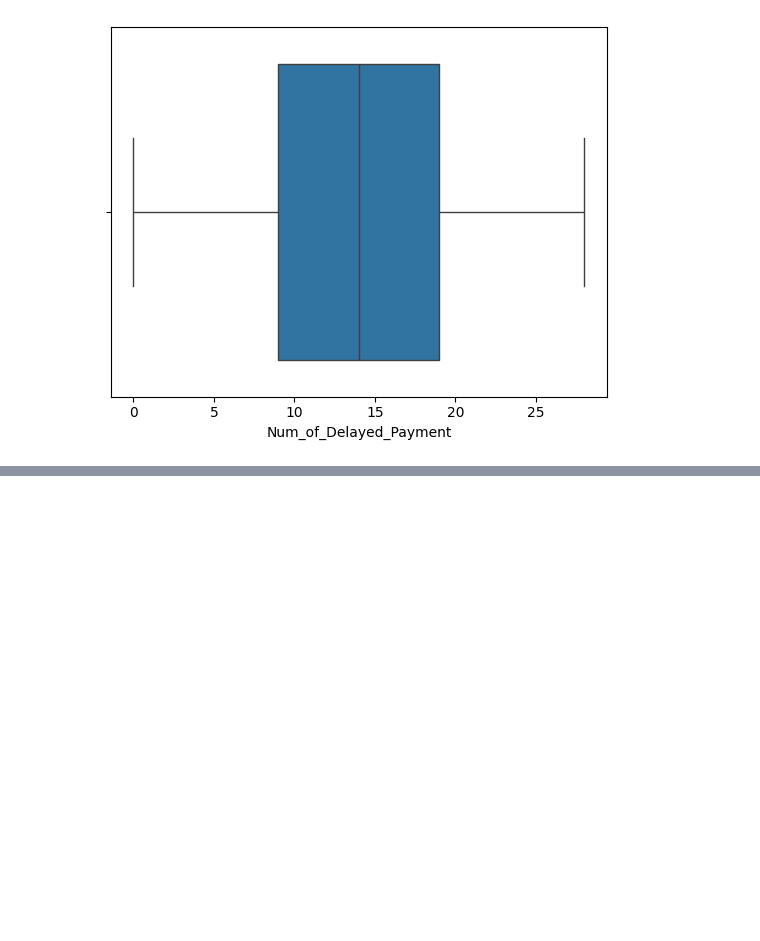
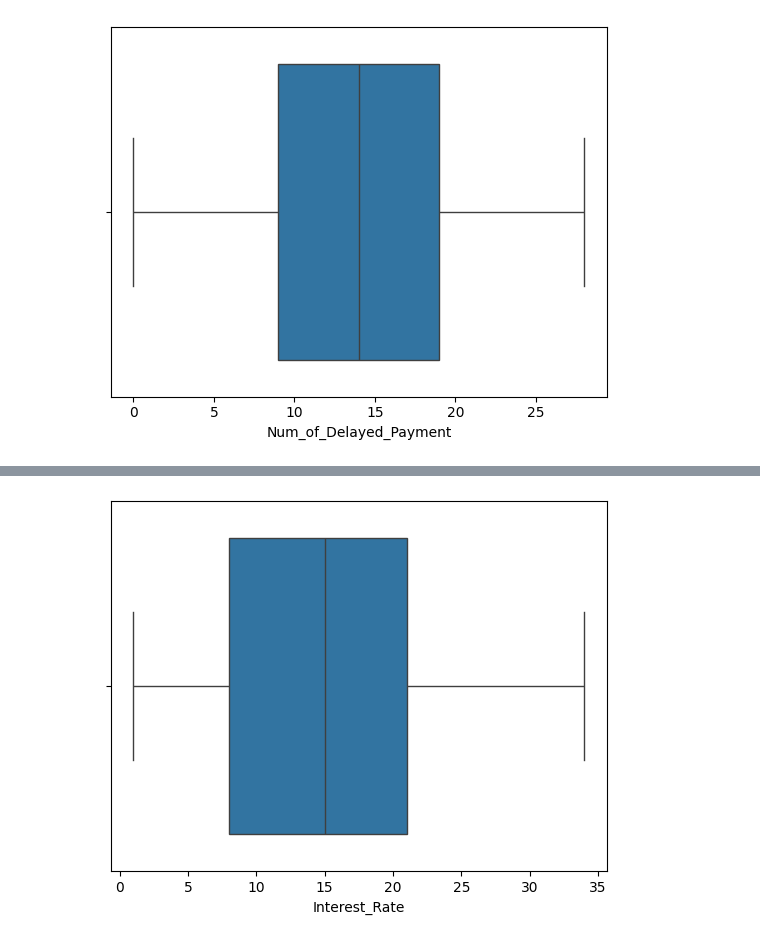
Before and after one commit to wessware/Credit_Risk_Analysis, a Jupyter notebook: credit_score_1.ipynb, the cells around one changed output, grey strips where cells are left out. Drawn from its saved outputs; the diff is of its cells as text; code cells hidden in the pictures; blank space fills up the shorter version.

```diff
--- a/credit_score_1.ipynb
+++ b/credit_score_1.ipynb
@@ -542,0 +584,7 @@ plt.show()
+# %%
+#Inspect outcome - interest rates are now normally distributed - centered on a 15% mean for the entire dataset.
+
+sns.boxplot(x=df['Interest_Rate'])
+plt.show()
+# %% [output]
+[figure, added]
```
Also changed, not shown: parts of 6 cells of this notebook.
